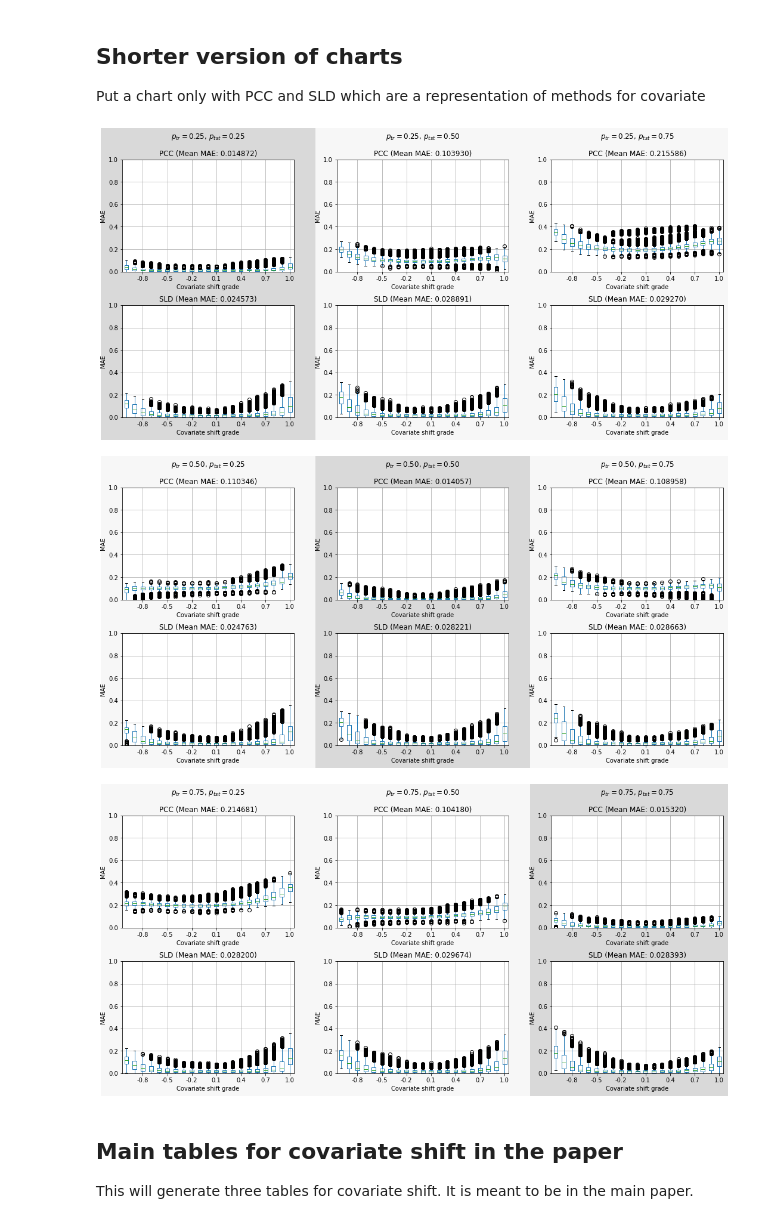
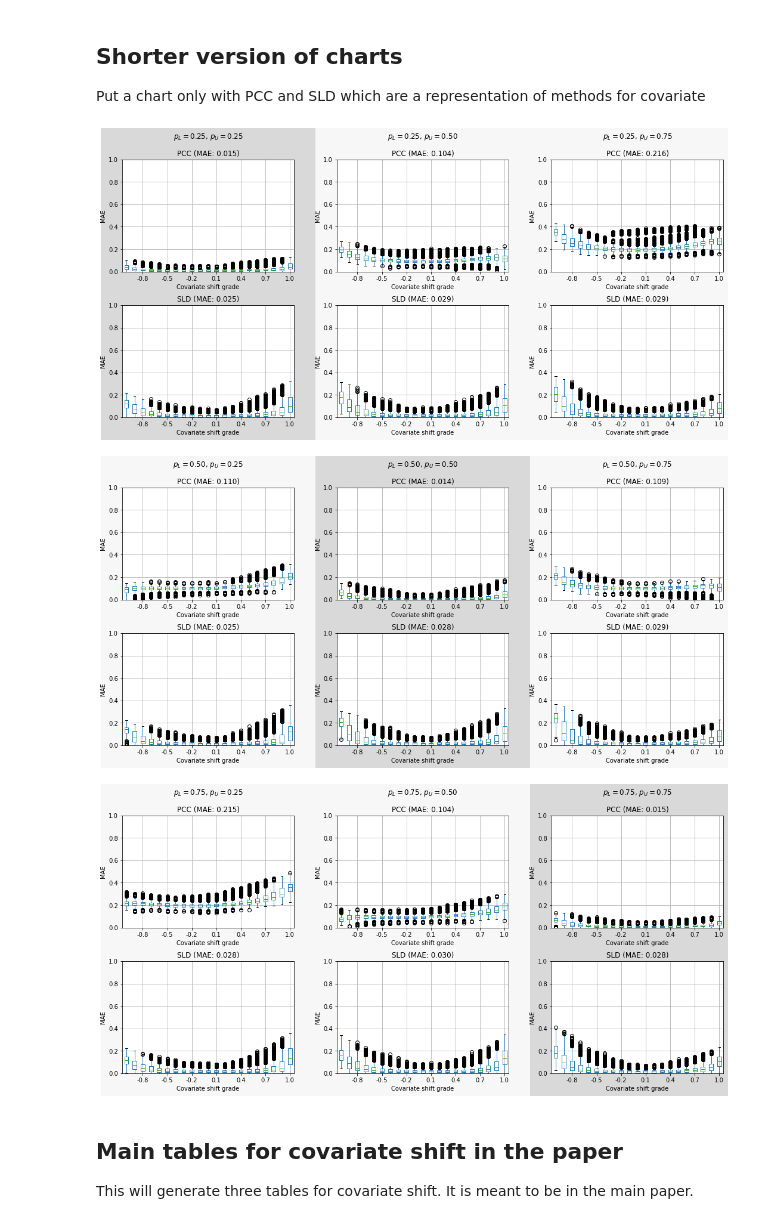
Before and after one commit to pglez82/quant_datasetshift, a Jupyter notebook: analyze_results_covariate.ipynb, the cells around one changed output. Drawn from its saved outputs; the diff is of its cells as text; code cells hidden in the pictures.

```diff
--- a/analyze_results_covariate.ipynb
+++ b/analyze_results_covariate.ipynb
@@ -157,6 +157,6 @@ for i, p_train in enumerate(ps_train):
             ax[row][k].xaxis.set_major_locator(ticker.MultipleLocator(3))
             results.boxplot(ax=ax[row][k],column='error',by='covariate_measure')
             plt.suptitle('Covariate shift')
-            ax[row][k].set_title("%s (Mean %s: %f)"  % (quant_name,error,mean_error_methods[exp_id]))
+            ax[row][k].set_title("%s (%s: %f)"  % (quant_name,error,mean_error_methods[exp_id]))
             plt.figtext(0.5,0.92-((i*len(ps_train)+j)*0.088), "p_train = %f, p_test = %f" % (p_train,p_test), ha="center", va="top", fontsize=14, color="b")
 # %% [output]
@@ -181,7 +181,7 @@ for p_train in ps_train:
             ax[k//n_cols][k%n_cols].set_xlabel("Covariate shift grade")
             ax[k//n_cols][k%n_cols].xaxis.set_major_locator(ticker.MultipleLocator(3))
             plt.suptitle('Covariate shift results with p_train={} and p_test={}'.format(p_train, p_test))
-            ax[k//n_cols][k%n_cols].set_title("%s (Mean %s: %f)"  % (quant_name,error,mean_error_methods[exp_id]))
+            ax[k//n_cols][k%n_cols].set_title("%s (%s: %f)"  % (quant_name,error,mean_error_methods[exp_id]))
         #plt.savefig(os.path.join(export_dir,"images/covariateresults{}_{}.pdf".format(p_train, p_test)),format='pdf')
         #plt.savefig(os.path.join(export_dir,"images/covariateresults{}_{}.png".format(p_train, p_test)),format='png')
 # %% [output]
@@ -201,34 +201,34 @@ Put a chart only with PCC and SLD which are a representation of methods for cova
 # %%
 quantificators = ["PCC","SLD"]
 for i, p_train in enumerate(ps_train):
     fig = plt.figure(figsize=(15,8))
     subfigs = fig.subfigures(ncols=3,wspace=2)
     plt.subplots_adjust(hspace=0.3)
 
     for j, p_test in enumerate(ps_test):
         axs = subfigs[j].subplots(nrows=2)
         for k,quant_name in enumerate(quantificators):
             exp_id = "%s_%f_%f" % (quant_name,p_train,p_test)
             results = results_dict[quant_name]
             results = results.loc[(results['p_test'] == p_test) & (results['p_train'] == p_train)]
             axs[k].set_ylim(0, 1)
             axs[k].set_ylabel(error)
             results.boxplot(ax=axs[k],column='error',by='covariate_measure')
             axs[k].xaxis.set_major_locator(ticker.MultipleLocator(3))
             axs[k].set_xlabel("Covariate shift grade")
-            axs[k].set_title("%s (Mean %s: %f)"  % (quant_name,error,mean_error_methods[exp_id]))
-        subfigs[j].suptitle('$p_{tr}=%.2f$, $p_{tst}=%.2f$' % (p_train,p_test))
+            axs[k].set_title("%s (%s: %.3f)"  % (quant_name,error,mean_error_methods[exp_id]))
+        subfigs[j].suptitle('$p_{L}=%.2f$, $p_{U}=%.2f$' % (p_train,p_test))
         if p_train==p_test:
             subfigs[j].set_facecolor('0.85')
         else:
             subfigs[j].set_facecolor('0.97')
 
     plt.savefig(os.path.join(export_dir,"images/covariatesummary_{}.pdf".format(p_train)),format='pdf')
     plt.savefig(os.path.join(export_dir,"images/covariatesummary_{}.png".format(p_train)),format='png')
 # %% [output]
-[figure, old version]
+[figure, new version]
-[figure, old version]
+[figure, new version]
-[figure, old version]
+[figure, new version]
 # %% [markdown]
 ## Main tables for covariate shift in the paper
 
```
Also changed, not shown: parts of 5 cells of this notebook, 2 other files.
